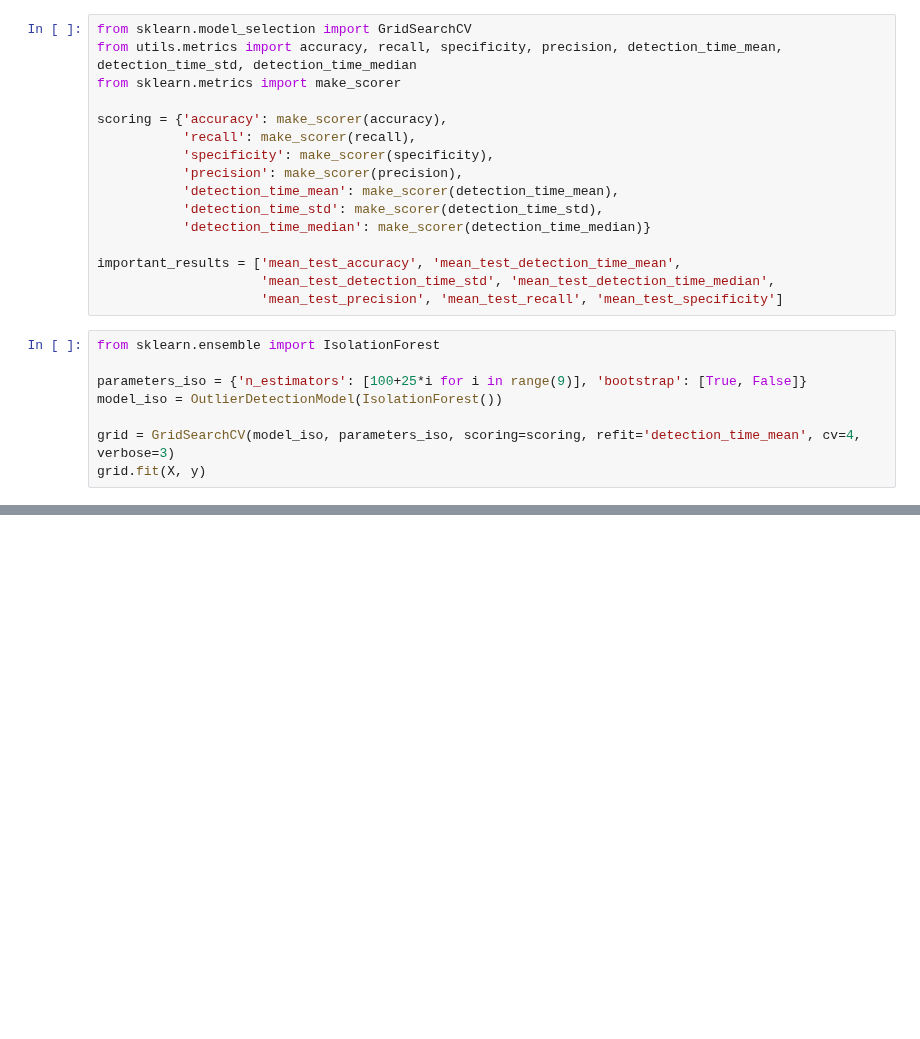
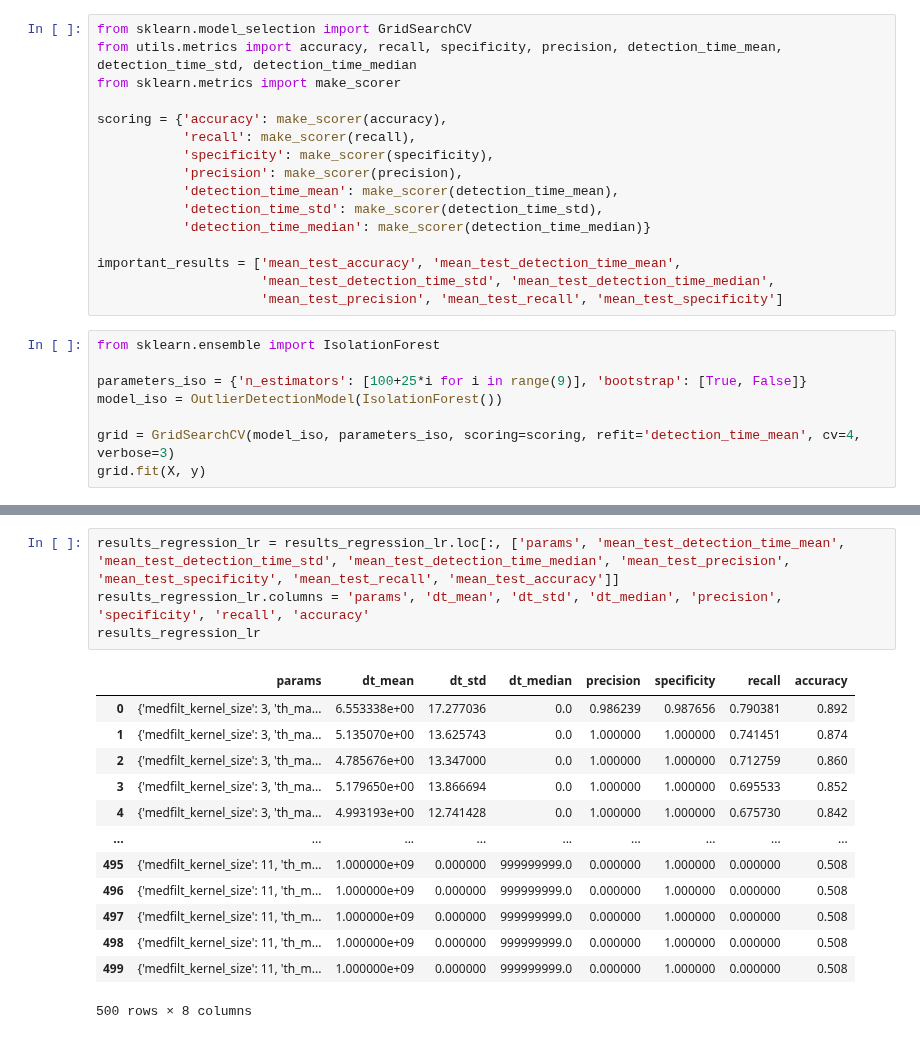
Before and after one commit to JulianBvW/BA-WDN-Leakage-Detection, a Jupyter notebook: LeakageDetection.ipynb, the cells around one changed output, grey strips where cells are left out. Saved outputs shown, nothing was run; the diff lists cells and outputs as text; blank space fills up the shorter version.

```diff
--- a/LeakageDetection.ipynb
+++ b/LeakageDetection.ipynb
@@ -1581,0 +1727,18 @@ round(results_iso[['param_n_estimators', 'param_bootstrap'] + important_results]
+# %%
+results_regression_lr = results_regression_lr.loc[:, ['params', 'mean_test_detection_time_mean', 'mean_test_detection_time_std', 'mean_test_detection_time_median', 'mean_test_precision', 'mean_test_specificity', 'mean_test_recall', 'mean_test_accuracy']]
+results_regression_lr.columns = 'params', 'dt_mean', 'dt_std', 'dt_median', 'precision', 'specificity', 'recall', 'accuracy'
+results_regression_lr
+# %% [output]
+|  | params | dt_mean | dt_std | dt_median | precision | specificity | recall | accuracy |
+| 0 | {'medfilt_kernel_size': 3, 'th_ma... | 6.553338e+00 | 17.277036 | 0.0 | 0.986239 | 0.987656 | 0.790381 | 0.892 |
+| 1 | {'medfilt_kernel_size': 3, 'th_ma... | 5.135070e+00 | 13.625743 | 0.0 | 1.000000 | 1.000000 | 0.741451 | 0.874 |
+| 2 | {'medfilt_kernel_size': 3, 'th_ma... | 4.785676e+00 | 13.347000 | 0.0 | 1.000000 | 1.000000 | 0.712759 | 0.860 |
+| 3 | {'medfilt_kernel_size': 3, 'th_ma... | 5.179650e+00 | 13.866694 | 0.0 | 1.000000 | 1.000000 | 0.695533 | 0.852 |
+| 4 | {'medfilt_kernel_size': 3, 'th_ma... | 4.993193e+00 | 12.741428 | 0.0 | 1.000000 | 1.000000 | 0.675730 | 0.842 |
+| ... | ... | ... | ... | ... | ... | ... | ... | ... |
+| 495 | {'medfilt_kernel_size': 11, 'th_m... | 1.000000e+09 | 0.000000 | 999999999.0 | 0.000000 | 1.000000 | 0.000000 | 0.508 |
+| 496 | {'medfilt_kernel_size': 11, 'th_m... | 1.000000e+09 | 0.000000 | 999999999.0 | 0.000000 | 1.000000 | 0.000000 | 0.508 |
+| 497 | {'medfilt_kernel_size': 11, 'th_m... | 1.000000e+09 | 0.000000 | 999999999.0 | 0.000000 | 1.000000 | 0.000000 | 0.508 |
+| 498 | {'medfilt_kernel_size': 11, 'th_m... | 1.000000e+09 | 0.000000 | 999999999.0 | 0.000000 | 1.000000 | 0.000000 | 0.508 |
+| 499 | {'medfilt_kernel_size': 11, 'th_m... | 1.000000e+09 | 0.000000 | 999999999.0 | 0.000000 | 1.000000 | 0.000000 | 0.508 |
+500 rows × 8 columns
```
Also changed, not shown: parts of 22 cells of this notebook, 1 other file.
